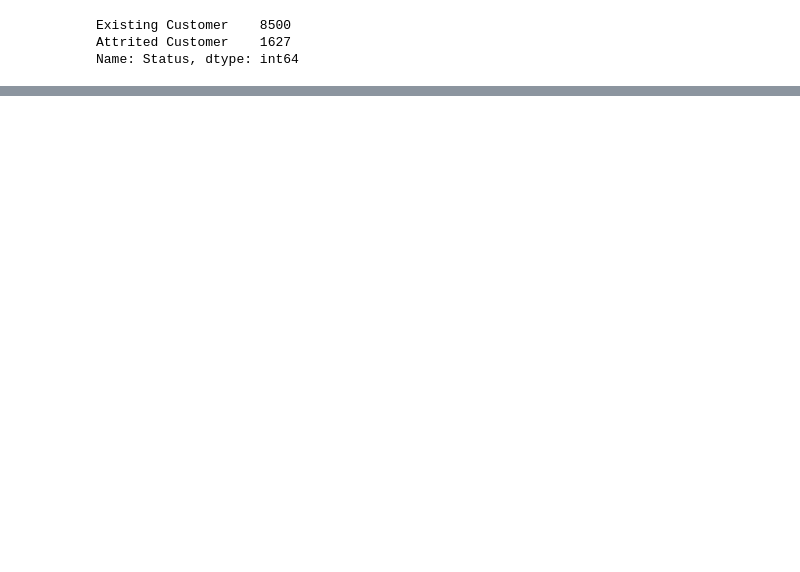
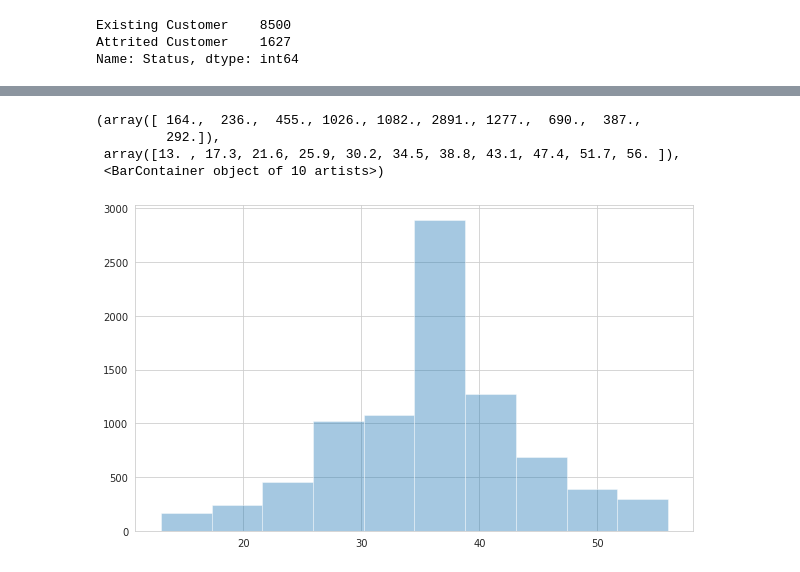
Before and after one commit to AG-at-HI-AIBC23/AG-at-HI-AIBC23, a Jupyter notebook: bank-churners-eda.ipynb, the cells around one changed output, grey strips where cells are left out. Drawn from its saved outputs; the diff is of its cells as text; code cells hidden in the pictures; blank space fills up the shorter version.

```diff
--- a/bank-churners-eda.ipynb
+++ b/bank-churners-eda.ipynb
@@ -284,0 +302,10 @@ Name: Status, dtype: int64
+# %%
+plt.hist(ec.Months_on_book, alpha=0.4)#bins=4);
+#plt.hist(ac.Gender, alpha=0.4, bins=2);
+#plt.legend(['Existing Customers', 'Attrited Customers']);
+# %% [output]
+(array([ 164.,  236.,  455., 1026., 1082., 2891., 1277.,  690.,  387.,
+         292.]),
+ array([13. , 17.3, 21.6, 25.9, 30.2, 34.5, 38.8, 43.1, 47.4, 51.7, 56. ]),
+ <BarContainer object of 10 artists>)
+[figure, added]
```
Also changed, not shown: parts of 20 cells of this notebook.
